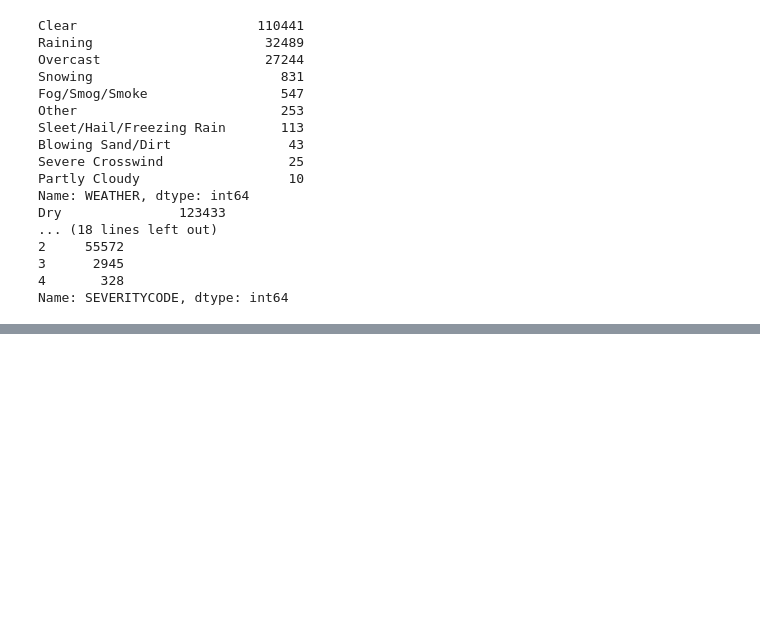
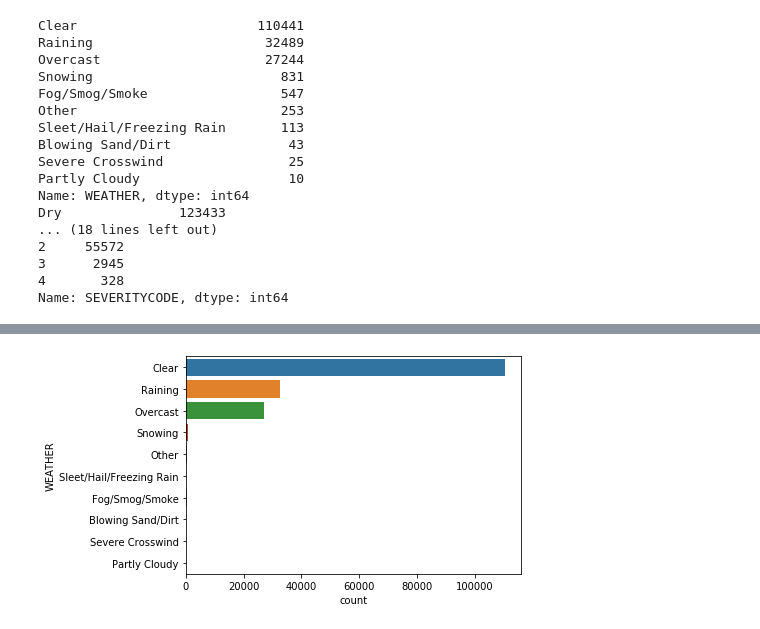
Before and after one commit to AARINDAM/Coursera_Capstone, a Jupyter notebook: Accident Prediction.ipynb, the cells around one changed output, grey strips where cells are left out. Saved outputs shown, nothing was run; the diff lists cells and outputs as text; code cells hidden in the pictures; blank space fills up the shorter version.

```diff
--- a/Accident Prediction.ipynb
+++ b/Accident Prediction.ipynb
@@ -391,0 +380,4 @@ Name: SEVERITYCODE, dtype: int64
+# %%
+ax = sn.countplot(y="WEATHER", data=df)
+# %% [output]
+[figure, added]
```
Also changed, not shown: parts of 55 cells of this notebook.
